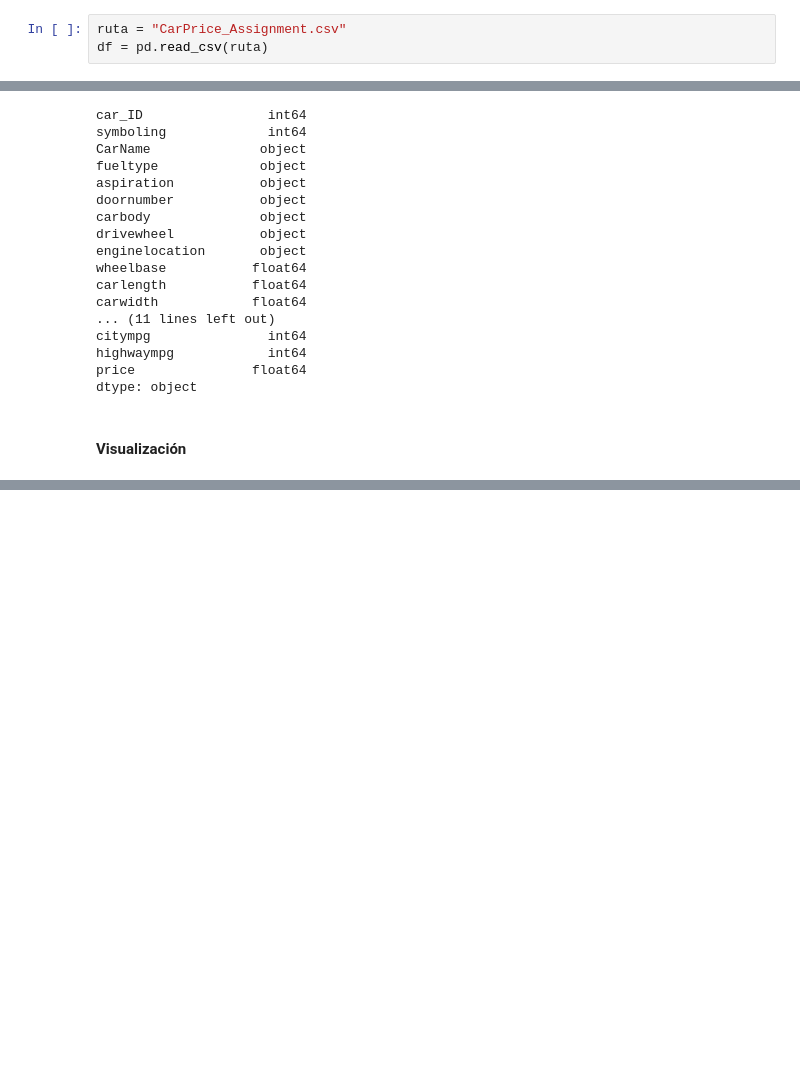
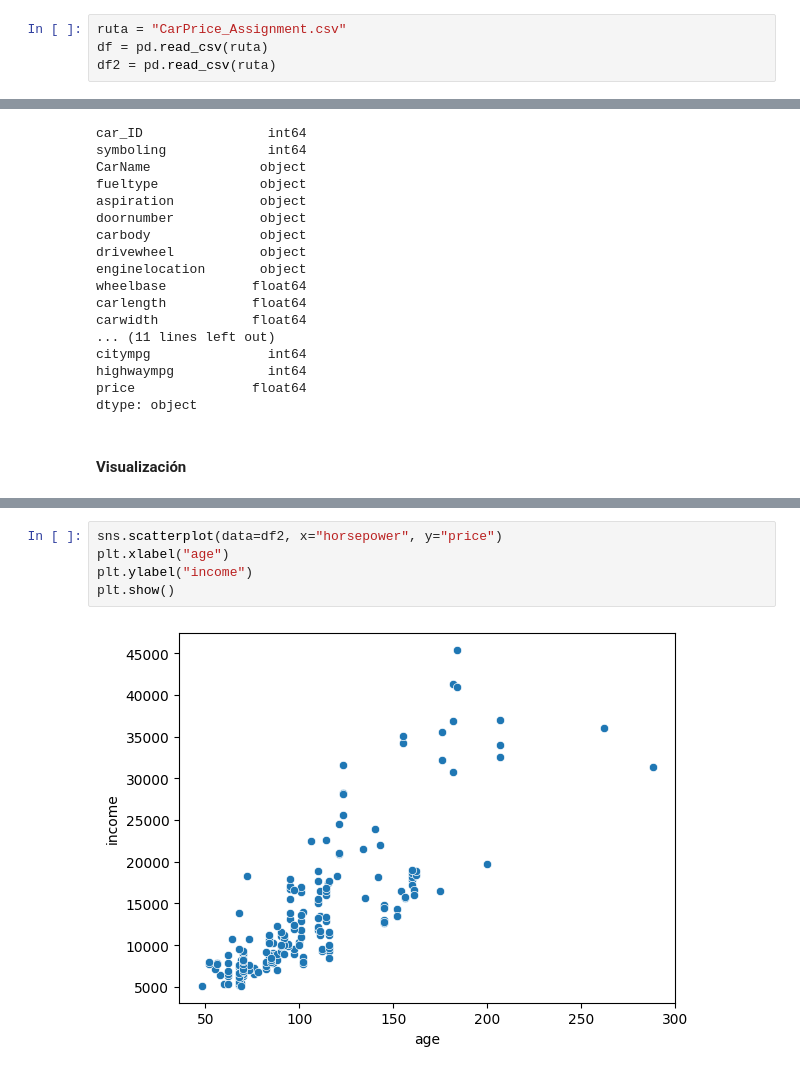
Before and after one commit to jeissonj/ciencia-datos-python-casos-practicos-udemy, a Jupyter notebook: 04-regresion-lineal.ipynb, the cells around one changed output, grey strips where cells are left out. Drawn from its saved outputs; the diff is of its cells as text; blank space fills up the shorter version.

```diff
--- a/04-regresion-lineal.ipynb
+++ b/04-regresion-lineal.ipynb
@@ -7,6 +7,7 @@ import numpy as np
 # %%
 ruta = "CarPrice_Assignment.csv"
 df = pd.read_csv(ruta)
+df2 = pd.read_csv(ruta)
 # %%
 df.head(10)
 # %% [output]
@@ -70,0 +95,7 @@ plt.figure()
+# %%
+sns.scatterplot(data=df2, x="horsepower", y="price")
+plt.xlabel("age")
+plt.ylabel("income")
+plt.show()
+# %% [output]
+[figure, added]
```
Also changed, not shown: parts of 31 cells of this notebook, 1 other file.
